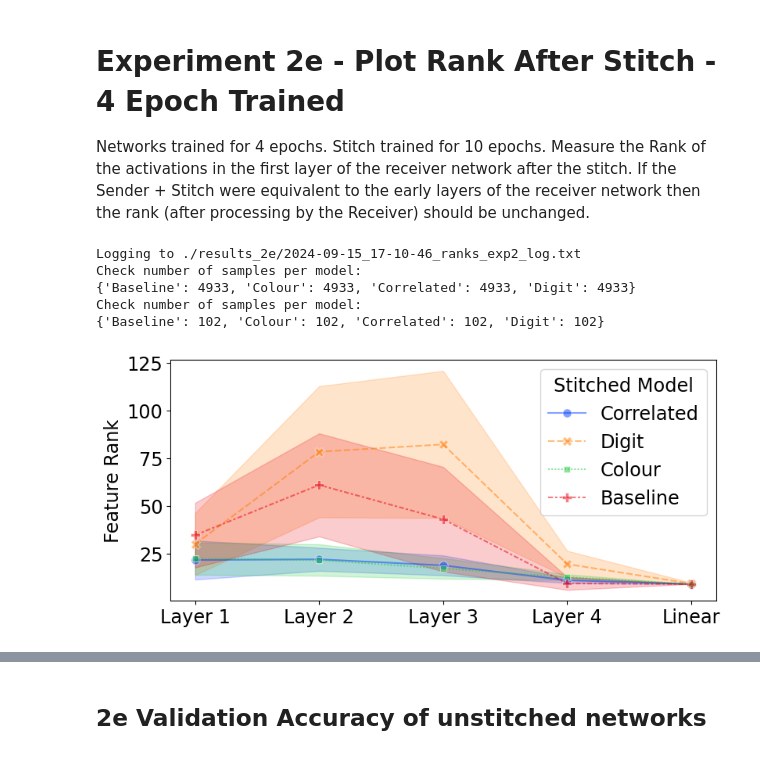
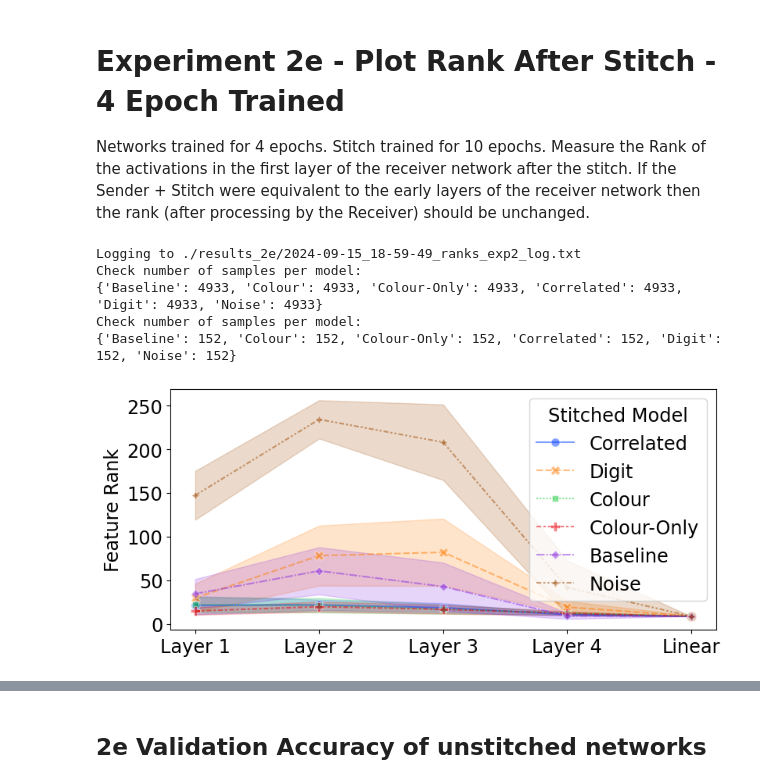
Before and after one commit to DHLSmith/jons-tunnel-effect, a Jupyter notebook: rank.ipynb, the cells around one changed output, grey strips where cells are left out. Saved outputs shown, nothing was run; the diff lists cells and outputs as text; code cells hidden in the pictures.

```diff
--- a/rank.ipynb
+++ b/rank.ipynb
@@ -501,25 +511,27 @@ logtofile(f"Logging to {save_log_as}")
 import os
 
 # exp1 Synthetic stitch
-csvs_from = os.path.join("../msc_similarity/exp1_ms_with_random_dataset/results_1g_rank/", "*.csv")
+csvs_from = os.path.join("../msc_similarity/exp1_ms_with_random_dataset/results_1g_zrank/", "*.csv")
 df = csv_to_df(csvs_from)
 
 rcv_models  = {
-               'bg':         'bg$', # these three may learn colours as a shortcut
-               'bgonly':     'bgonly',
-               'bias':       '\dbias',
-               'unbias':     '\dunbias', # these three have to learn to read digits
-               'mix':        'mix',
-               'bw':         'bw'}
+               'Colour':         'bg$', # these three may learn colours as a shortcut
+               'Colour-Only':     'bgonly',
+               'Correlated':       '\dbias',
+               'Digit':       '\dunbias', # these three have to learn to read digits
+               #'mix':        'mix',
+               #'bw':         'bw'
+               }
 
 # The models which have no stitch - use to get a first point on the graph for training against real data
 ref_models  = {
-               'bg':         '^bg$', # these three may learn colours as a shortcut
-               'bgonly':     '^bgonly$',
-               'bias':       '^bias$',
-               'unbias':     '^unbias$', # these three have to learn to read digits
-               'mix':        '^mix$',
-               'bw':         '^bw$'}
+               'Colour':          '^bg$', # these three may learn colours as a shortcut
+               'Colour-Only':     '^bgonly$',
+               'Correlated':      '^bias$',
+               'Digit':           '^unbias$', # these three have to learn to read digits
+               #'mix':        '^mix$',
+               #'bw':         '^bw$'
+                }
 
 df['receiver'] = 'unknown'
 sizes = {}
@@ -595,7 +607,7 @@ print(f"Check number of samples per model:\n{sizes}")
 df3['name'] = pd.Categorical(df3['name'], categories=category_order, ordered=True)
 
 # Create line plot
-plt.figure(figsize=(9,6))
+plt.figure(figsize=(9,4))
 
 line_plot = sns.lineplot(data=df3, x='name', y='val_acc', hue='receiver', style='receiver',
                          hue_order=style_order, style_order=style_order,
@@ -604,17 +616,20 @@ line_plot = sns.lineplot(data=df3, x='name', y='val_acc', hue='receiver', style=
 
 # errorbar=("ci",100) would give 100% confidence interval "pi" is percentile interval
 
-plt.title("Val Acc of VGG19 recievers stitched with synthetic data")
-plt.xlabel('First Layer of Receiver')
-plt.ylabel('Val Acc')
+#plt.title("Val Acc of VGG19 recievers stitched with synthetic data")
+#plt.xlabel('First Layer of Receiver')
+plt.xlabel('')
+plt.ylabel('Test Accuracy', fontsize='xx-large')
 #plt.yscale('log')
 plt.xticks(rotation=10)
+plt.tick_params(axis='both', labelsize='xx-large')
 
 handles, labels = line_plot.get_legend_handles_labels()
 #sorted_labels_handles = sorted(zip(labels, handles))
 unsorted_labels_handles = zip(labels[:len(ref_models)], handles[:len(ref_models)])
 labels, handles = zip(*unsorted_labels_handles)
 plt.legend(handles, labels, title='RCV Model', loc='upper right', bbox_to_anchor=(1.25, 1))
+plt.legend().remove()
 plt.xticks(ticks=range(len(custom_labels)), labels=custom_labels) # rename ticks
 plt.savefig(f"./results_1g/1g_lin_post_stitch_acc.png", bbox_inches='tight')
 plt.show()
@@ -954,12 +987,12 @@ df['name'] = df['name'].str.replace(r'^send_', '', regex=True)
 
 send_models = {'Baseline': '^unbias$',
                'Colour':         '^bg\d', # these three may learn colours as a shortcut
-               #'bgonly':     '^bgonly\d',
+               'Colour-Only':     '^bgonly\d',
                'Correlated':       '^bias\d',
                'Digit':     '^unbias\d', # these three have to learn to read digits
                #'Mix':        '^mix\d',
                #'bw':         '^bw\d',
-               #'synth':      '^X\dunbias' # syntetic random data stitched in
+               'Noise':      '^X\dunbias' # syntetic random data stitched in
               }
 df['sender'] = 'unknown'
 sizes = {}
@@ -1028,37 +1061,37 @@ print(f"Check number of samples per model:\n{sizes}")
 # Sort the model column and create a categorical type with sorted categories
 # e.g models are X6bgonly or bgonly
 df3['name'] = pd.Categorical(df3['name'], categories=cat_order, ordered=True)
 # Create line plot
 plt.figure(figsize=(9,4))
 
 line_plot = sns.lineplot(data=df3, x='name', y='features_rank', hue='sender', style='sender',
                          hue_order=style_order, style_order=style_order,
                          markers=True, dashes=True, markersize=8, alpha=0.5, palette='bright',
                         errorbar=("sd",1))
 
 #plt.title("Rank of first layer of Digit receiver after the stitch")
 #plt.xlabel('Layer Name')
 plt.xlabel('')
 plt.ylabel('Feature Rank', fontsize='xx-large')
 #plt.yscale('log')
 #plt.xticks(rotation=0)
 plt.tick_params(axis='both', labelsize='xx-large')
 
 handles, labels = line_plot.get_legend_handles_labels()
 #sorted_labels_handles = sorted(zip(labels, handles))
 unsorted_labels_handles = zip(labels, handles)
 labels, handles = zip(*unsorted_labels_handles)
 plt.legend(handles, labels, title='Stitched Model', loc='upper right', bbox_to_anchor=(1, 1), fontsize='xx-large', title_fontsize='xx-large')
 plt.xticks(ticks=range(len(custom_labels)), labels=custom_labels)
 plt.savefig(f"./results_2e/2e_lin_post_stitch_ranks.png", bbox_inches='tight')
 plt.show()
 # %% [output]
-Logging to ./results_2e/2024-09-15_17-10-46_ranks_exp2_log.txt
+Logging to ./results_2e/2024-09-15_18-59-49_ranks_exp2_log.txt
 Check number of samples per model:
-{'Baseline': 4933, 'Colour': 4933, 'Correlated': 4933, 'Digit': 4933}
+{'Baseline': 4933, 'Colour': 4933, 'Colour-Only': 4933, 'Correlated': 4933, 'Digit': 4933, 'Noise': 4933}
 Check number of samples per model:
-{'Baseline': 102, 'Colour': 102, 'Correlated': 102, 'Digit': 102}
+{'Baseline': 152, 'Colour': 152, 'Colour-Only': 152, 'Correlated': 152, 'Digit': 152, 'Noise': 152}
-[figure, old version]
+[figure, new version]
 # %%
 # Create line plot
 plt.figure(figsize=(9,4))
```
Also changed, not shown: parts of 9 cells of this notebook, 7 other files.
